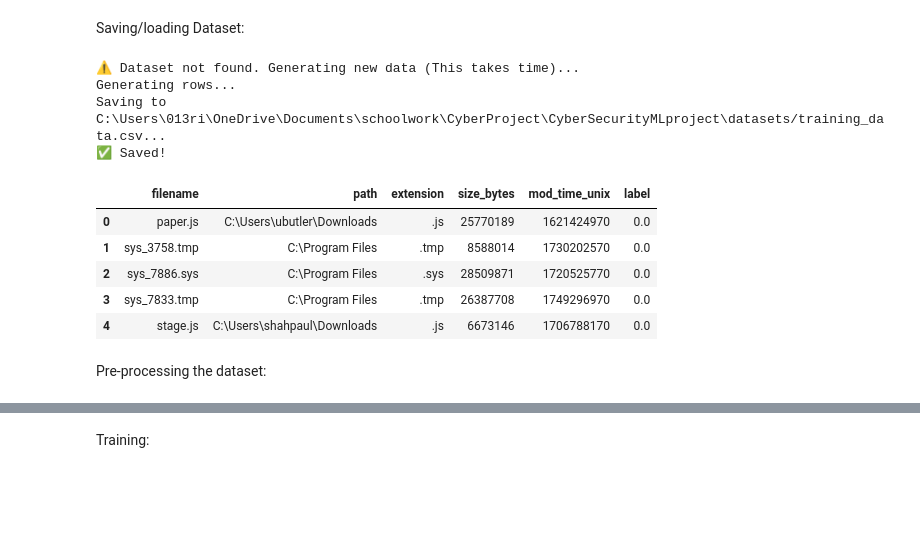
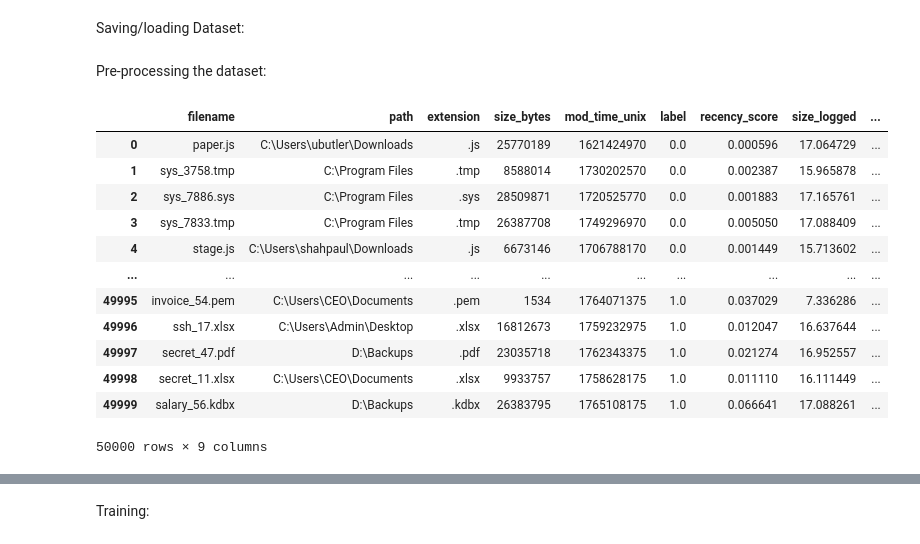
Before and after one commit to Crashededed/ML-Powered_File_Prioritization_Engine, a Jupyter notebook: src/CyberProjectDataset.ipynb, the cells around one changed output, grey strips where cells are left out. Saved outputs shown, nothing was run; the diff lists cells and outputs as text; code cells hidden in the pictures; blank space fills up the shorter version.

```diff
--- a/src/CyberProjectDataset.ipynb
+++ b/src/CyberProjectDataset.ipynb
@@ -130,19 +130,6 @@ if not os.path.exists(DATASET_PATH):
     print(f"Saving to {DATASET_PATH}...")
     df.to_csv(DATASET_PATH, index=False)
     print("✅ Saved!")
-
-df.head()
-# %% [output]
-⚠️ Dataset not found. Generating new data (This takes time)...
-Generating rows...
-Saving to C:\Users\013ri\OneDrive\Documents\schoolwork\CyberProject\CyberSecurityMLproject\datasets/training_data.csv...
-✅ Saved!
-|  | filename | path | extension | size_bytes | mod_time_unix | label |
-| 0 | paper.js | C:\Users\ubutler\Downloads | .js | 25770189 | 1621424970 | 0.0 |
-| 1 | sys_3758.tmp | C:\Program Files | .tmp | 8588014 | 1730202570 | 0.0 |
-| 2 | sys_7886.sys | C:\Program Files | .sys | 28509871 | 1720525770 | 0.0 |
-| 3 | sys_7833.tmp | C:\Program Files | .tmp | 26387708 | 1749296970 | 0.0 |
-| 4 | stage.js | C:\Users\shahpaul\Downloads | .js | 6673146 | 1706788170 | 0.0 |
 # %% [markdown]
 Pre-processing the dataset:
 # %%
@@ -154,11 +141,11 @@ from scipy.sparse import hstack
 
 df = pd.read_csv(DATASET_PATH)
 
-# recency score - new files get close to 1, year old files are close to 0
+# todo: recency score - new files get close to 1, year old files are close to 0
 df["recency_score"] = 1 / ((time.time() - df["mod_time_unix"]) / (24 * 3600) + 1)
 df["size_logged"] = np.log1p(df["size_bytes"])
 
-# change to more nuanced scoring/hashing
+# todo: change to more nuanced scoring/hashing
 df["valuable_ext"] = (
     df["extension"]
     .isin([".pem", ".key", ".kdbx", ".xlsx", ".pdf", ".docx", ".wallet", ".sql"])
@@ -178,14 +165,30 @@ hashing_vectorizer = HashingVectorizer(
 filename_vectors = hashing_vectorizer.fit_transform(df["filename"])
 path_vectors = hashing_vectorizer.fit_transform(df["path"])
 
-# Dropping original columns after they've been used for feature creation
-df.drop(
-    ["filename", "path", "extension", "size_bytes", "mod_time_unix"],
-    axis=1,
-    inplace=True,
-)
+# # Dropping original columns after they've been used for feature creation
+# df.drop(
+#     ["filename", "path", "extension", "size_bytes", "mod_time_unix"],
+#     axis=1,
+#     inplace=True,
+# )
 
 numerical_features = df[["recency_score", "size_logged", "valuable_ext"]].values
 X = hstack([numerical_features, filename_vectors, path_vectors])
 y = df["label"].values
+# %%
+df
+# %% [output]
+|  | filename | path | extension | size_bytes | mod_time_unix | label | recency_score | size_logged | ... |
+| 0 | paper.js | C:\Users\ubutler\Downloads | .js | 25770189 | 1621424970 | 0.0 | 0.000596 | 17.064729 | ... |
+| 1 | sys_3758.tmp | C:\Program Files | .tmp | 8588014 | 1730202570 | 0.0 | 0.002387 | 15.965878 | ... |
+| 2 | sys_7886.sys | C:\Program Files | .sys | 28509871 | 1720525770 | 0.0 | 0.001883 | 17.165761 | ... |
+| 3 | sys_7833.tmp | C:\Program Files | .tmp | 26387708 | 1749296970 | 0.0 | 0.005050 | 17.088409 | ... |
+| 4 | stage.js | C:\Users\shahpaul\Downloads | .js | 6673146 | 1706788170 | 0.0 | 0.001449 | 15.713602 | ... |
+| ... | ... | ... | ... | ... | ... | ... | ... | ... | ... |
+| 49995 | invoice_54.pem | C:\Users\CEO\Documents | .pem | 1534 | 1764071375 | 1.0 | 0.037029 | 7.336286 | ... |
+| 49996 | ssh_17.xlsx | C:\Users\Admin\Desktop | .xlsx | 16812673 | 1759232975 | 1.0 | 0.012047 | 16.637644 | ... |
+| 49997 | secret_47.pdf | D:\Backups | .pdf | 23035718 | 1762343375 | 1.0 | 0.021274 | 16.952557 | ... |
+| 49998 | secret_11.xlsx | C:\Users\CEO\Documents | .xlsx | 9933757 | 1758628175 | 1.0 | 0.011110 | 16.111449 | ... |
+| 49999 | salary_56.kdbx | D:\Backups | .kdbx | 26383795 | 1765108175 | 1.0 | 0.066641 | 17.088261 | ... |
+50000 rows × 9 columns
 # %%
```
Also changed, not shown: parts of 1 cell of this notebook, 2 other files.
